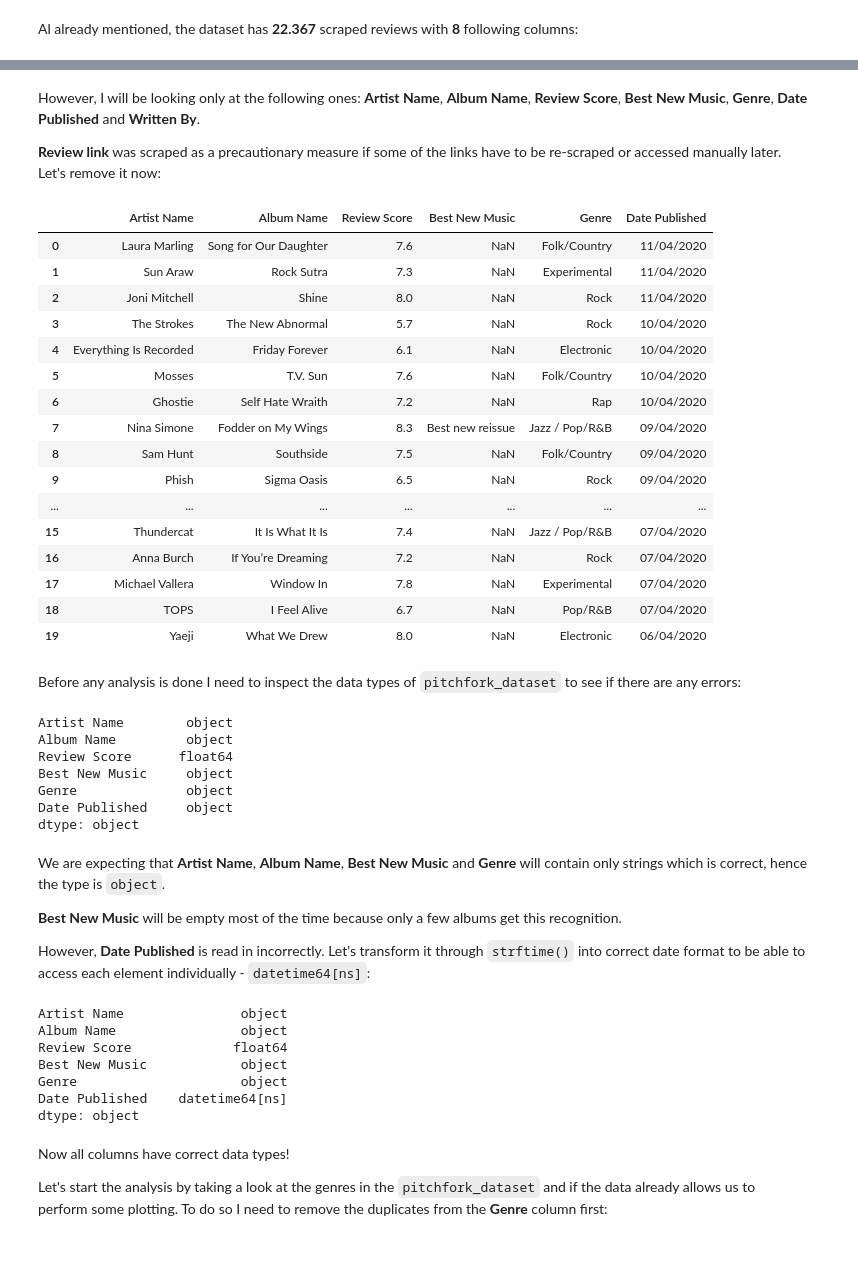
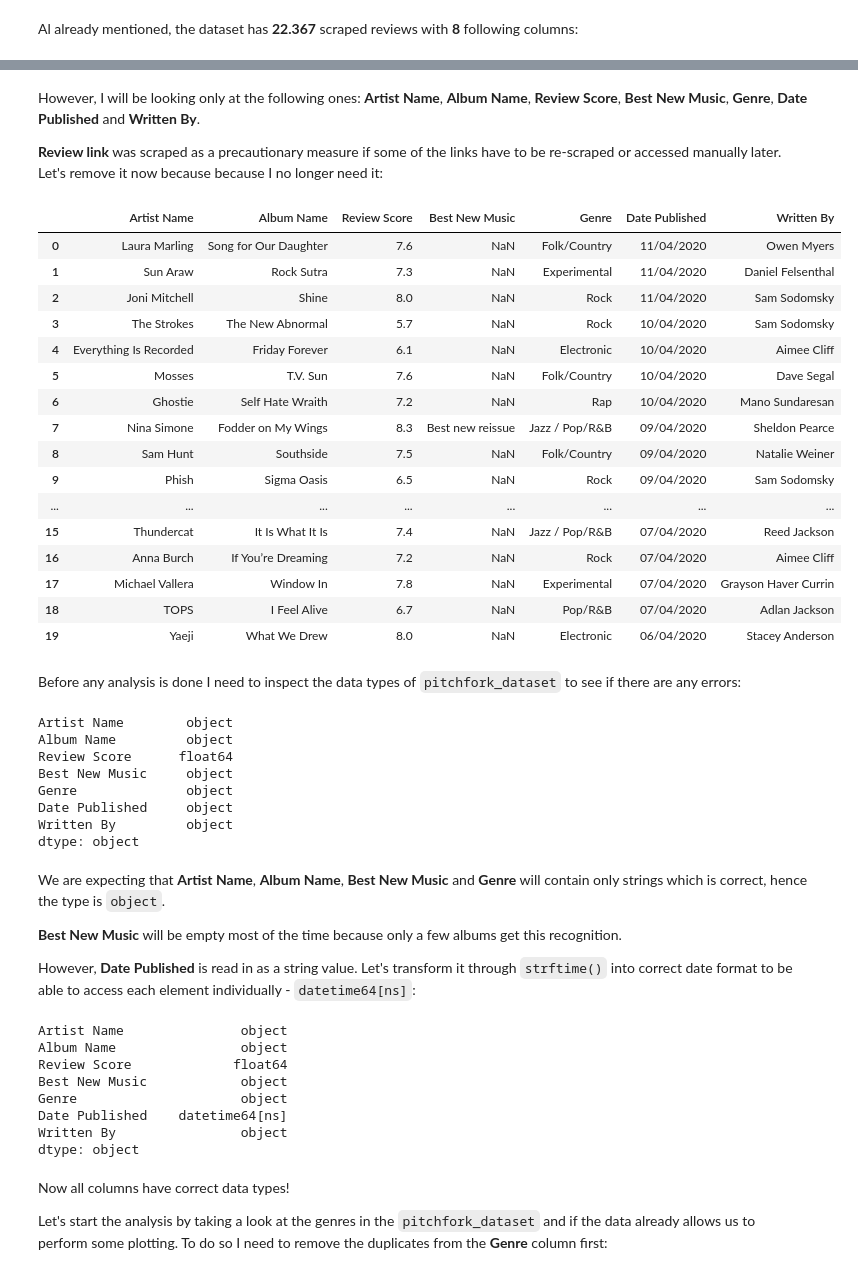
Before and after one commit to glbshv/Pitchfork-project, a Jupyter notebook: 03_Pitchfork_data_analysis.ipynb, the cells around one changed output, grey strips where cells are left out. Cells and saved outputs as stored; diff of their text form; code cells hidden in the pictures.

```diff
--- a/03_Pitchfork_data_analysis.ipynb
+++ b/03_Pitchfork_data_analysis.ipynb
@@ -68,28 +69,28 @@ pitchfork.head(20)
 # %% [markdown]
 However, I will be looking only at the following ones: **Artist Name**, **Album Name**, **Review Score**, **Best New Music**, **Genre**, **Date Published** and **Written By**.
 
-**Review link** was scraped as a precautionary measure if some of the links have to be re-scraped or accessed manually later. Let's remove it now:
+**Review link** was scraped as a precautionary measure if some of the links have to be re-scraped or accessed manually later. Let's remove it now because because I no longer need it:
 # %%
-pitchfork_dataset = pitchfork.iloc[:,0:6]
+pitchfork_dataset = pitchfork.iloc[:,0:7]
 pitchfork_dataset.head(20)
 # %% [output]
-|  | Artist Name | Album Name | Review Score | Best New Music | Genre | Date Published |
-| 0 | Laura Marling | Song for Our Daughter | 7.6 | NaN | Folk/Country | 11/04/2020 |
-| 1 | Sun Araw | Rock Sutra | 7.3 | NaN | Experimental | 11/04/2020 |
-| 2 | Joni Mitchell | Shine | 8.0 | NaN | Rock | 11/04/2020 |
-| 3 | The Strokes | The New Abnormal | 5.7 | NaN | Rock | 10/04/2020 |
-| 4 | Everything Is Recorded | Friday Forever | 6.1 | NaN | Electronic | 10/04/2020 |
-| 5 | Mosses | T.V. Sun | 7.6 | NaN | Folk/Country | 10/04/2020 |
-| 6 | Ghostie | Self Hate Wraith | 7.2 | NaN | Rap | 10/04/2020 |
-| 7 | Nina Simone | Fodder on My Wings | 8.3 | Best new reissue | Jazz / Pop/R&B | 09/04/2020 |
-| 8 | Sam Hunt | Southside | 7.5 | NaN | Folk/Country | 09/04/2020 |
-| 9 | Phish | Sigma Oasis | 6.5 | NaN | Rock | 09/04/2020 |
-| ... | ... | ... | ... | ... | ... | ... |
-| 15 | Thundercat | It Is What It Is | 7.4 | NaN | Jazz / Pop/R&B | 07/04/2020 |
-| 16 | Anna Burch | If You’re Dreaming | 7.2 | NaN | Rock | 07/04/2020 |
-| 17 | Michael Vallera | Window In | 7.8 | NaN | Experimental | 07/04/2020 |
-| 18 | TOPS | I Feel Alive | 6.7 | NaN | Pop/R&B | 07/04/2020 |
-| 19 | Yaeji | What We Drew | 8.0 | NaN | Electronic | 06/04/2020 |
+|  | Artist Name | Album Name | Review Score | Best New Music | Genre | Date Published | Written By |
+| 0 | Laura Marling | Song for Our Daughter | 7.6 | NaN | Folk/Country | 11/04/2020 | Owen Myers |
+| 1 | Sun Araw | Rock Sutra | 7.3 | NaN | Experimental | 11/04/2020 | Daniel Felsenthal |
+| 2 | Joni Mitchell | Shine | 8.0 | NaN | Rock | 11/04/2020 | Sam Sodomsky |
+| 3 | The Strokes | The New Abnormal | 5.7 | NaN | Rock | 10/04/2020 | Sam Sodomsky |
+| 4 | Everything Is Recorded | Friday Forever | 6.1 | NaN | Electronic | 10/04/2020 | Aimee Cliff |
+| 5 | Mosses | T.V. Sun | 7.6 | NaN | Folk/Country | 10/04/2020 | Dave Segal |
+| 6 | Ghostie | Self Hate Wraith | 7.2 | NaN | Rap | 10/04/2020 | Mano Sundaresan |
+| 7 | Nina Simone | Fodder on My Wings | 8.3 | Best new reissue | Jazz / Pop/R&B | 09/04/2020 | Sheldon Pearce |
+| 8 | Sam Hunt | Southside | 7.5 | NaN | Folk/Country | 09/04/2020 | Natalie Weiner |
+| 9 | Phish | Sigma Oasis | 6.5 | NaN | Rock | 09/04/2020 | Sam Sodomsky |
+| ... | ... | ... | ... | ... | ... | ... | ... |
+| 15 | Thundercat | It Is What It Is | 7.4 | NaN | Jazz / Pop/R&B | 07/04/2020 | Reed Jackson |
+| 16 | Anna Burch | If You’re Dreaming | 7.2 | NaN | Rock | 07/04/2020 | Aimee Cliff |
+| 17 | Michael Vallera | Window In | 7.8 | NaN | Experimental | 07/04/2020 | Grayson Haver Currin |
+| 18 | TOPS | I Feel Alive | 6.7 | NaN | Pop/R&B | 07/04/2020 | Adlan Jackson |
+| 19 | Yaeji | What We Drew | 8.0 | NaN | Electronic | 06/04/2020 | Stacey Anderson |
 # %% [markdown]
 Before any analysis is done I need to inspect the data types of `pitchfork_dataset` to see if there are any errors:
 # %%
@@ -101,13 +102,14 @@ Review Score      float64
 Best New Music     object
 Genre              object
 Date Published     object
+Written By         object
 dtype: object
 # %% [markdown]
 We are expecting that **Artist Name**, **Album Name**, **Best New Music** and **Genre** will contain only strings which is correct, hence the type is `object`.
 
 **Best New Music** will be empty most of the time because only a few albums get this recognition.
 
-However, **Date Published** is read in incorrectly. Let's transform it through `strftime()` into correct date format to be able to access each element individually - `datetime64[ns]`:
+However, **Date Published** is read in as a string value. Let's transform it through `strftime()` into correct date format to be able to access each element individually - `datetime64[ns]`:
 # %%
 pitchfork_dataset['Date Published'] = pd.to_datetime(pitchfork_dataset['Date Published'], format='%d/%m/%Y')
 pitchfork_dataset.dtypes
@@ -118,6 +120,7 @@ Review Score             float64
 Best New Music            object
 Genre                     object
 Date Published    datetime64[ns]
+Written By                object
 dtype: object
 # %% [markdown]
 Now all columns have correct data types!
```
Also changed, not shown: parts of 31 cells of this notebook.
